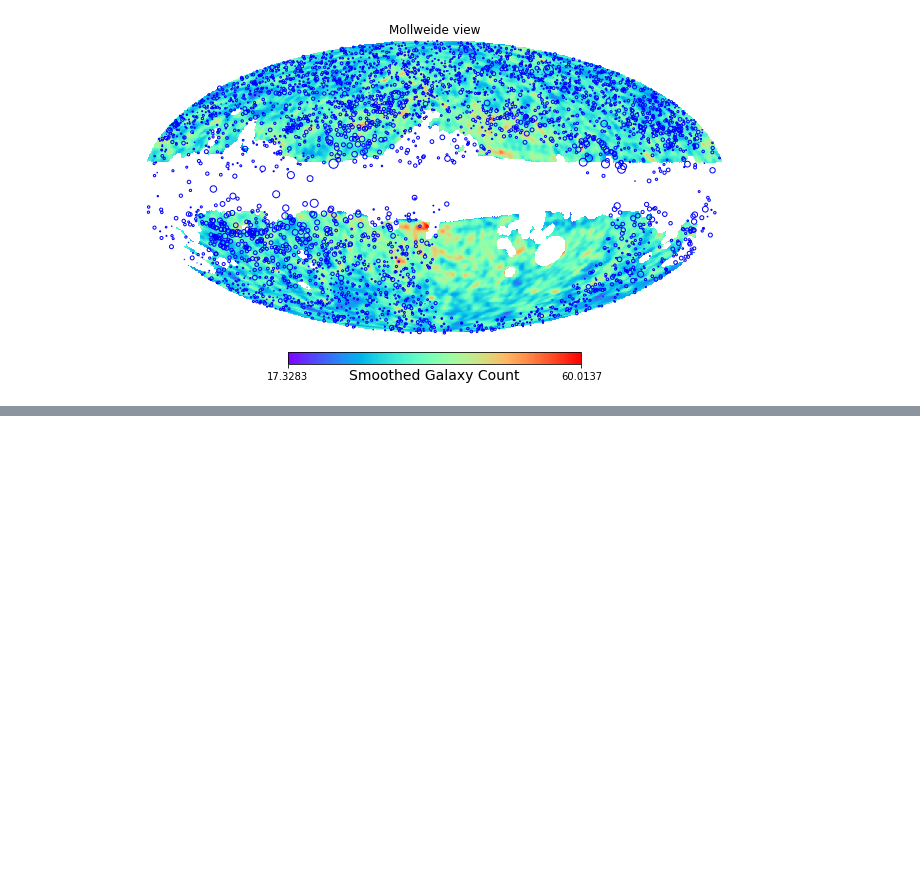
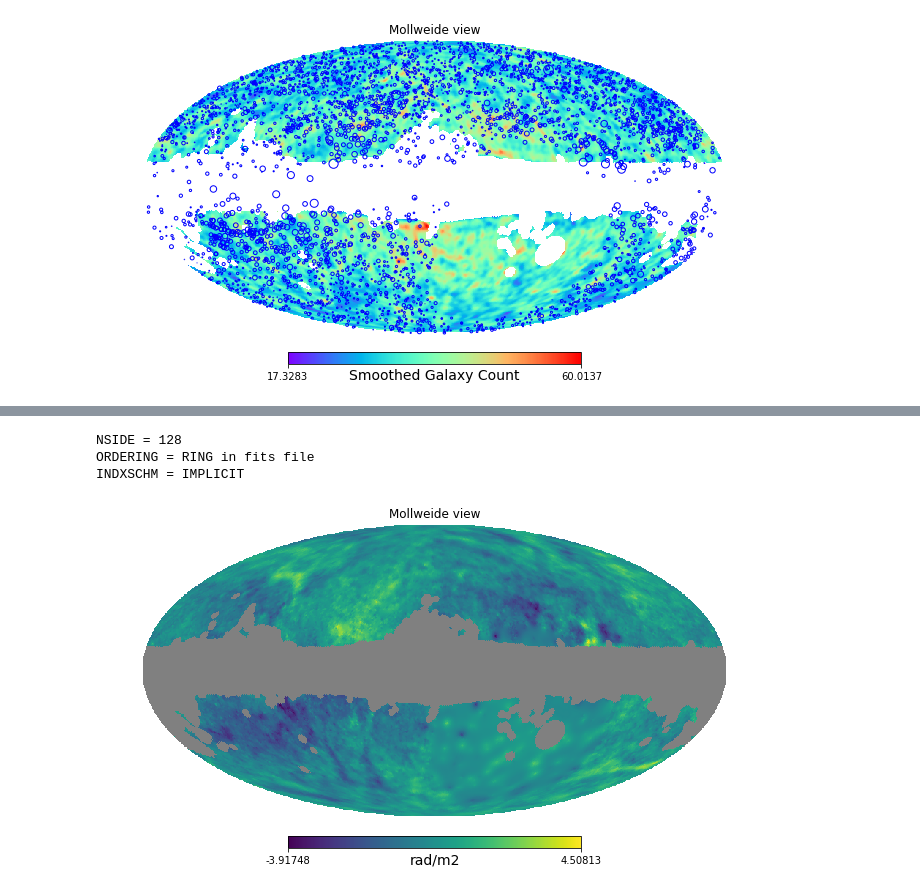
Before and after one commit to sheabrown/RMs_LSS, a Jupyter notebook: RMs_LSS.ipynb, the cells around one changed output, grey strips where cells are left out. Cells and saved outputs as stored; diff of their text form; code cells hidden in the pictures; blank space fills up the shorter version.

```diff
--- a/RMs_LSS.ipynb
+++ b/RMs_LSS.ipynb
@@ -84,0 +88,11 @@ Sigma is 0.000000 arcmin (0.000000 rad)
+# %%
+gal_rm = hp.read_map('faraday.fits')
+gal_rm = hp.ma(gal_rm)
+mask2 = hp.ud_grade(mask,128)
+gal_rm.mask = np.logical_not(mask2)
+hp.mollview(gal_rm,unit='rad/m2')
+# %% [output]
+NSIDE = 128
+ORDERING = RING in fits file
+INDXSCHM = IMPLICIT
+[figure, added]
```
Also changed, not shown: parts of 14 cells of this notebook.
